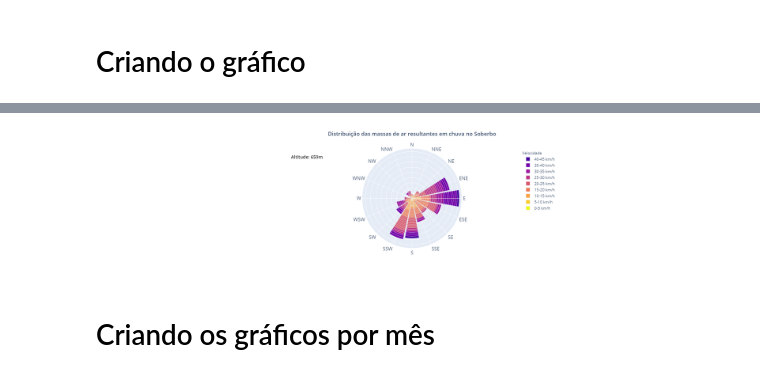
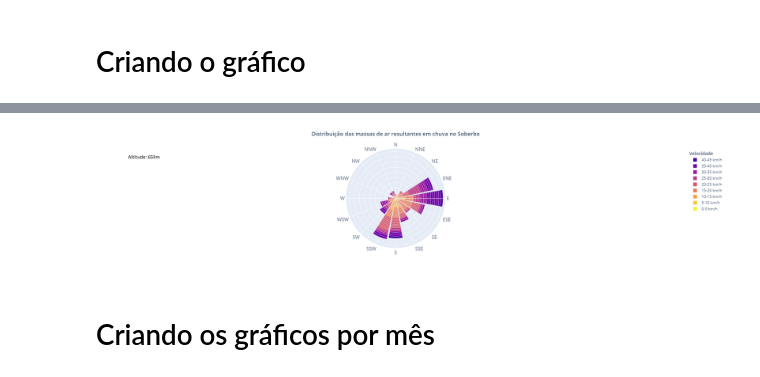
Before and after one commit to danplevs/geohmount, a Jupyter notebook: geohmount-plotly/trajs/trajs_SB.ipynb, the cells around one changed output, grey strips where cells are left out. Saved outputs shown, nothing was run; the diff lists cells and outputs as text; code cells hidden in the pictures.

Commit message:
writing png images per campaign

```diff
--- a/geohmount-plotly/trajs/trajs_SB.ipynb
+++ b/geohmount-plotly/trajs/trajs_SB.ipynb
@@ -178,20 +178,22 @@ fig.update_layout(legend=dict(
      yanchor='top',
      y=0.99,
      xanchor='right',
-     x=0.75),
+     x=1.1,
+     title_font_size=14),
+     legend_title_text='<b>Velocidade',
      title={'text': '<b>Distribuição das massas de ar resultantes em chuva no Soberbo',
             'y': 0.98, 'x': 0.5, 'xref': 'paper'},
      font_family='Open Sans',
-     legend_title_text='Velocidade',
      polar_radialaxis_showticklabels=False,
      annotations=[dict(
         showarrow=False,
         xref='paper',
         yref='paper',
-        x=0.29, y=0.95,
+        x=0.01, y=0.95,
         text='<b>Altitude: 659m',
         font=dict(size=14, color='black'))],
      polar_angularaxis_tickfont_size = 15,
+     paper_bgcolor='rgba(0, 0, 0, 0)'
 )
 
 fig.update_traces(hovertemplate=
@@ -199,4 +201,5 @@ fig.update_traces(hovertemplate=
                   'velocidade (km/h): %{r:.1f}<br>')
 
 fig.show()
+fig.write_image('trajsSB.png', width=800, height=600)
 # %% [output]
@@ -204,4 +206,4 @@ fig.show()
-[figure, old version]
+[figure, new version]
 # %% [markdown]
 # Criando os gráficos por mês
 # %%
```
Also changed, not shown: parts of 3 cells of this notebook, 12 other files.
